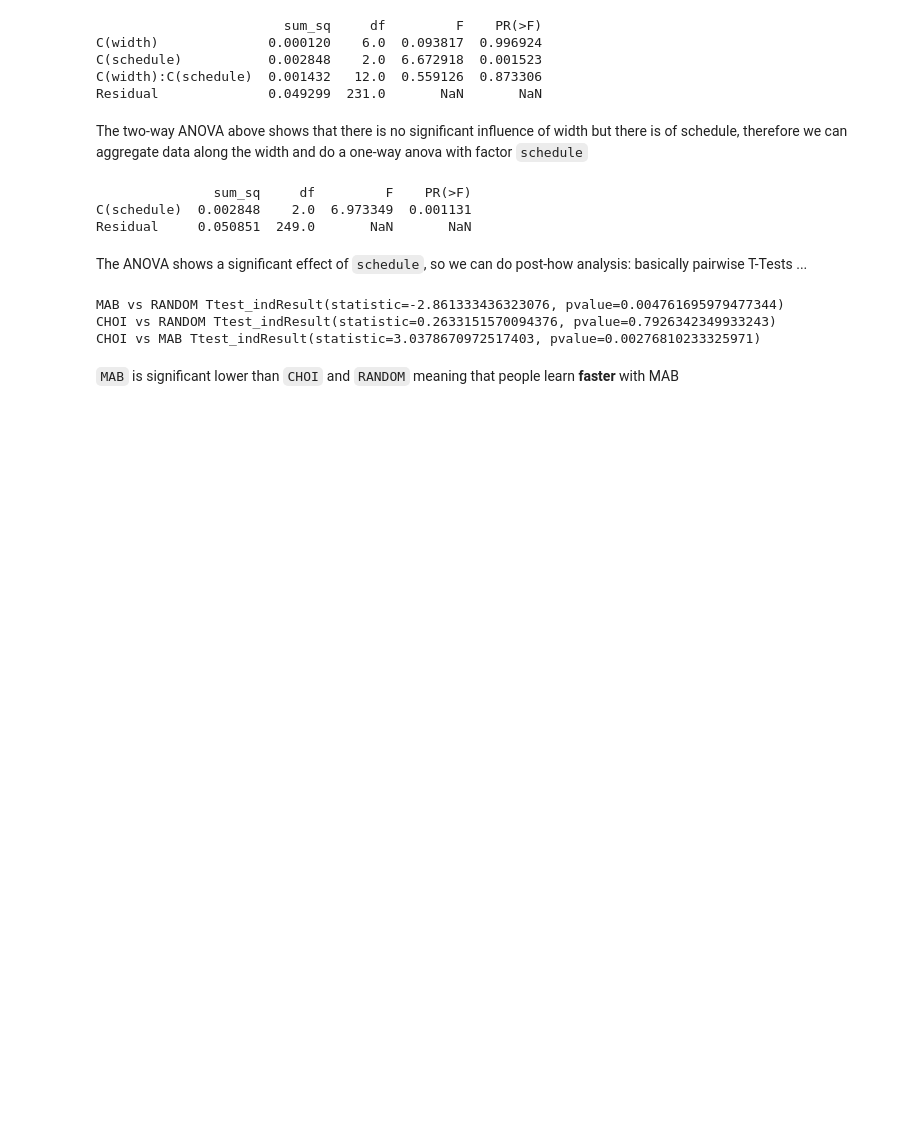
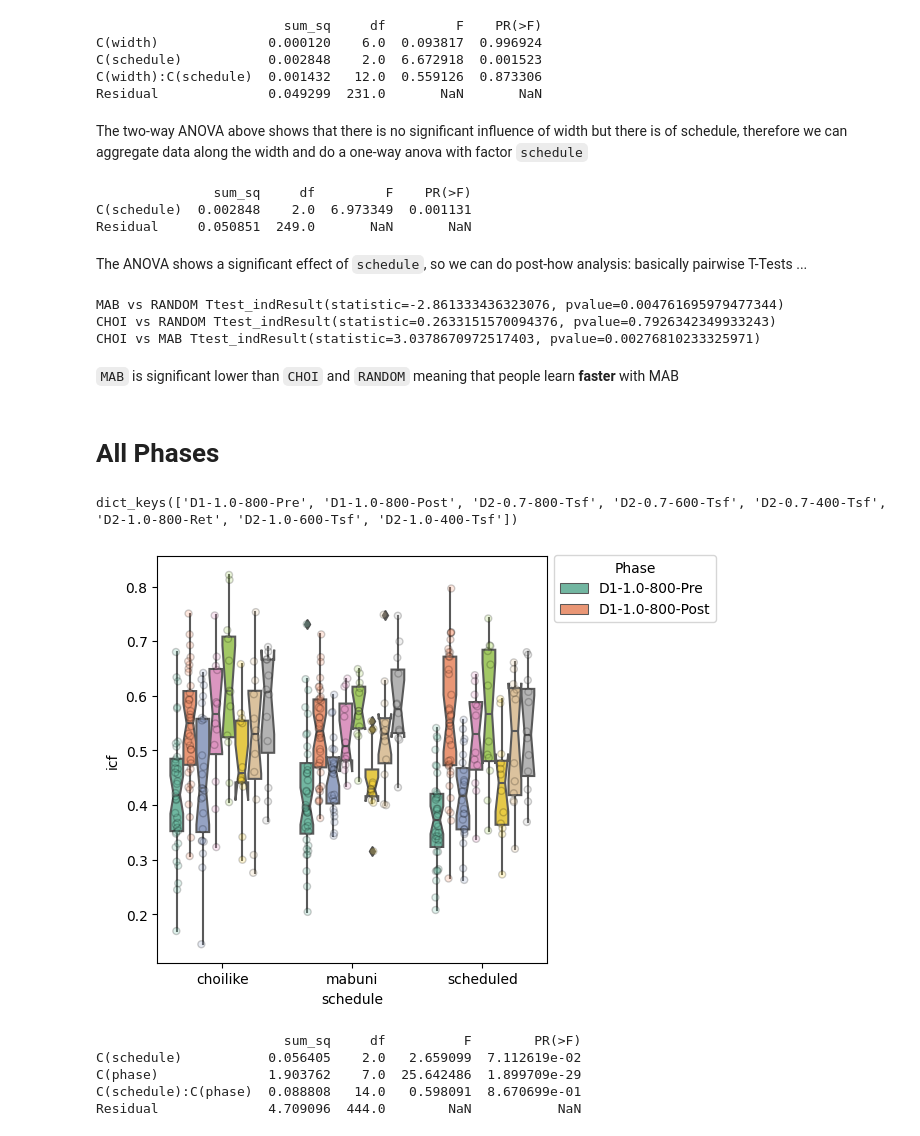
Before and after one commit to vayneeS/interactive-curriculum-learning, a Jupyter notebook: Data_Analysis_B.ipynb, the cells around one changed output. Cells and saved outputs as stored; diff of their text form; code cells hidden in the pictures; blank space fills up the shorter version.

```diff
--- a/Data_Analysis_B.ipynb
+++ b/Data_Analysis_B.ipynb
@@ -172,3 +182,36 @@ CHOI vs RANDOM Ttest_indResult(statistic=0.2633151570094376, pvalue=0.7926342349
 CHOI vs MAB Ttest_indResult(statistic=3.0378670972517403, pvalue=0.00276810233325971)
 # %% [markdown]
 `MAB` is significant lower than `CHOI` and `RANDOM` meaning that people learn **faster** with MAB
+# %% [markdown]
+# All Phases
+# %%
+phases = ['D1-1.0-800-Pre',
+          'D1-1.0-800-Post',
+          'D2-1.0-800-Ret',
+                'D2-1.0-600-Tsf',
+                'D2-1.0-400-Tsf',
+                'D2-0.7-800-Tsf',
+                'D2-0.7-600-Tsf',
+                'D2-0.7-400-Tsf']
+# %%
+results_per_metrics = performance(pickle_folder=pickle_folder,
+                                  phases=phases,
+                                  metrics=['icf', 'jerk', 'mvt_time'],
+                                  bounds=[0.0, 0.98])
+# %% [output]
+dict_keys(['D1-1.0-800-Pre', 'D1-1.0-800-Post', 'D2-0.7-800-Tsf', 'D2-0.7-600-Tsf', 'D2-0.7-400-Tsf', 'D2-1.0-800-Ret', 'D2-1.0-600-Tsf', 'D2-1.0-400-Tsf'])
+# %%
+factors = ['schedule', 'phase']
+# %%
+data = pd.DataFrame(results_per_metrics['icf'])
+boxplot_factors_measure(data, factors, 'icf')
+# %% [output]
+[figure, added]
+# %%
+anova(data, factors=factors, measure='icf')
+# %% [output]
+                        sum_sq     df          F        PR(>F)
+C(schedule)           0.056405    2.0   2.659099  7.112619e-02
+C(phase)              1.903762    7.0  25.642486  1.899709e-29
+C(schedule):C(phase)  0.088808   14.0   0.598091  8.670699e-01
+Residual              4.709096  444.0        NaN           NaN
```
Also changed, not shown: parts of 15 cells of this notebook, 2 other files.
